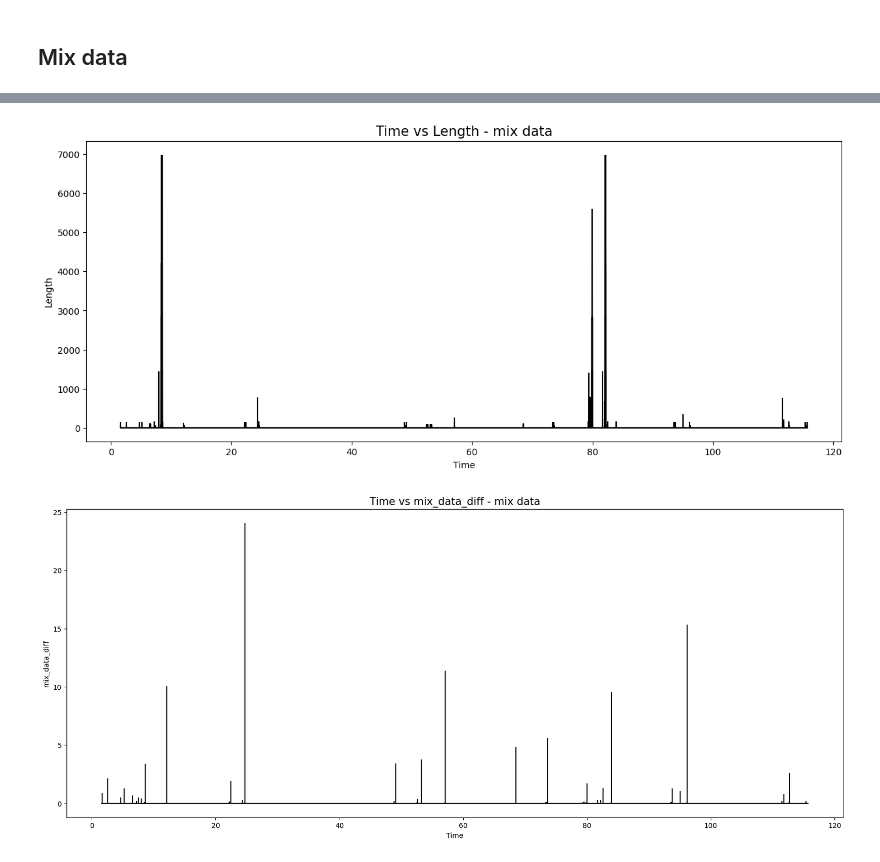
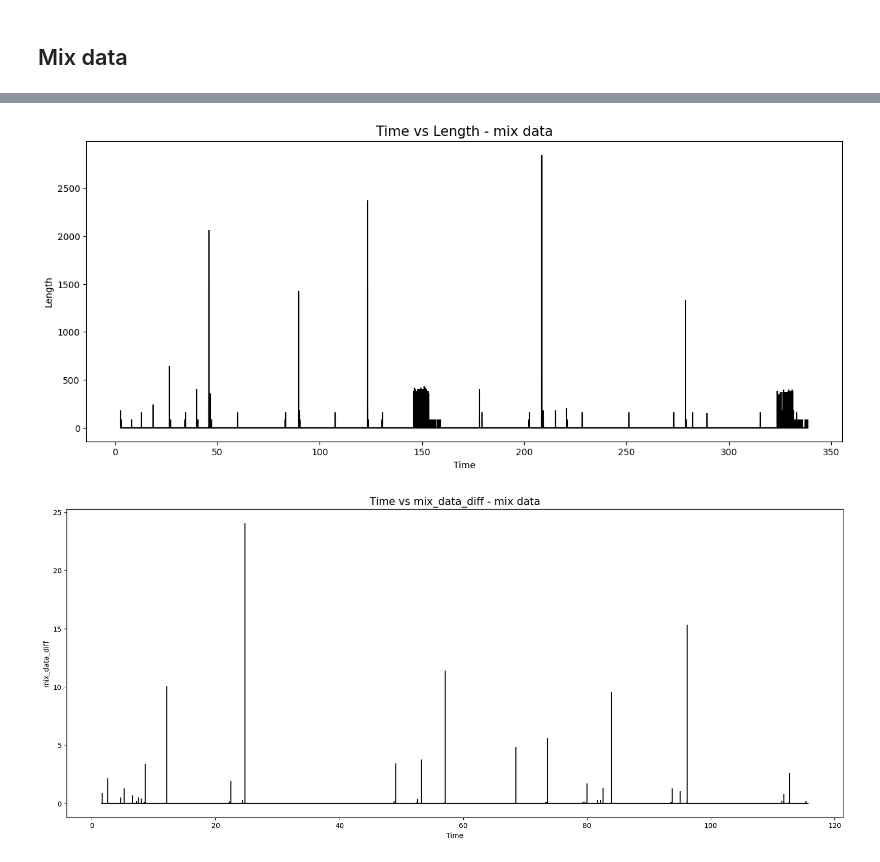
Before and after one commit to NoaAmichai/Computer_networks_final_project, a Jupyter notebook: src/project.ipynb, the cells around one changed output, grey strips where cells are left out. Saved outputs shown, nothing was run; the diff lists cells and outputs as text; code cells hidden in the pictures.

```diff
--- a/src/project.ipynb
+++ b/src/project.ipynb
@@ -310,7 +310,7 @@ plot_graph(video_iterations, 'Time vs Length - video_iterations')
 # %% [markdown]
 ## Mix data
 # %%
-mix_data = pd.read_csv("../resources/mix_data.csv", encoding='latin-1')
+mix_data = pd.read_csv("../resources/Mix data Group/mix_data.csv", encoding='latin-1')
 mix_data
 # %% [output]
 |  | No. | Time | Source | Destination | Protocol | Length | Info |
@@ -329,8 +329,11 @@ mix_data
 # %%
-
+mix_data = mix_data.loc[
+    (mix_data['Source'] == '2a03:2880:f258:1c3:face:b00c:0:167') &
+    (mix_data['Destination'] == '2a00:a041:3c5d:4d00:424b:6377:a930:43d')
+]
 plot_graph(mix_data, 'Time vs Length - mix data')
 # %% [output]
-[figure, old version]
+[figure, new version]
 # %%
 time = mix_data['Time']
 mix_data_diff = mix_data['Time'].diff().shift(-1)
```
Also changed, not shown: parts of 1 cell of this notebook, 2 other files.
